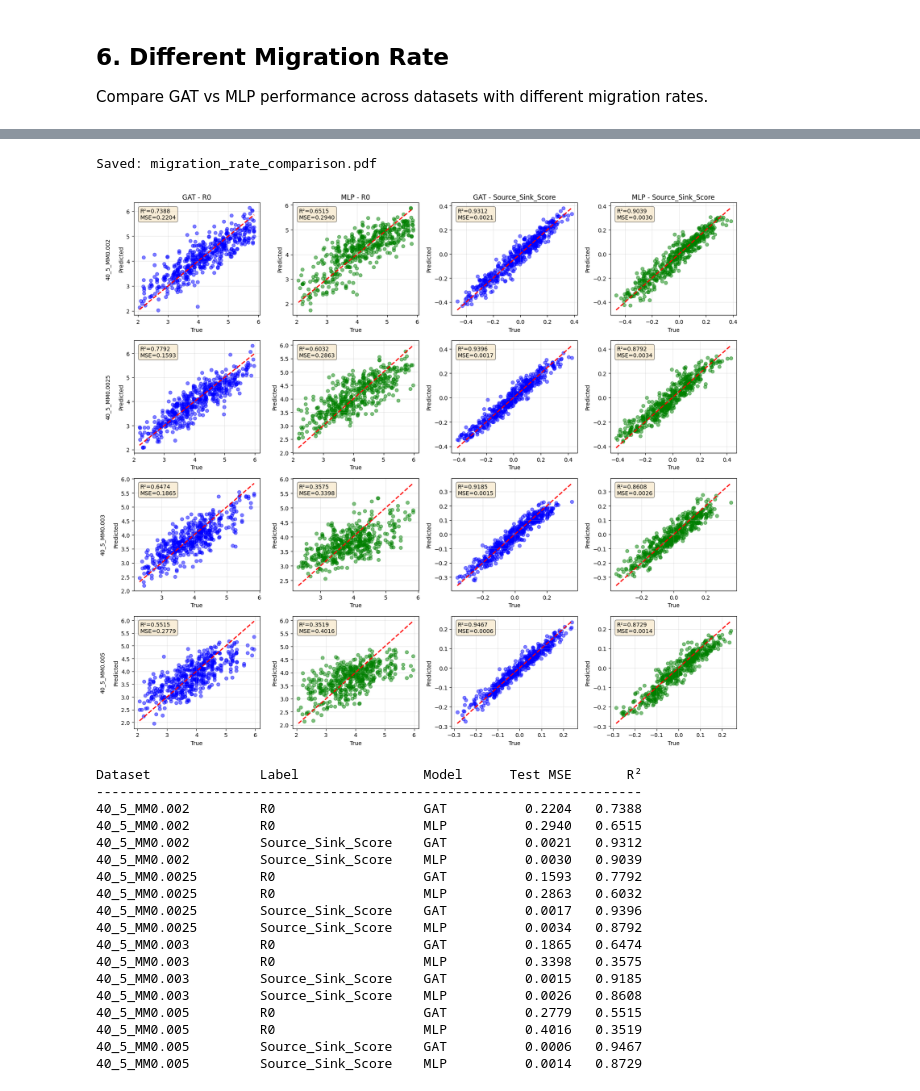
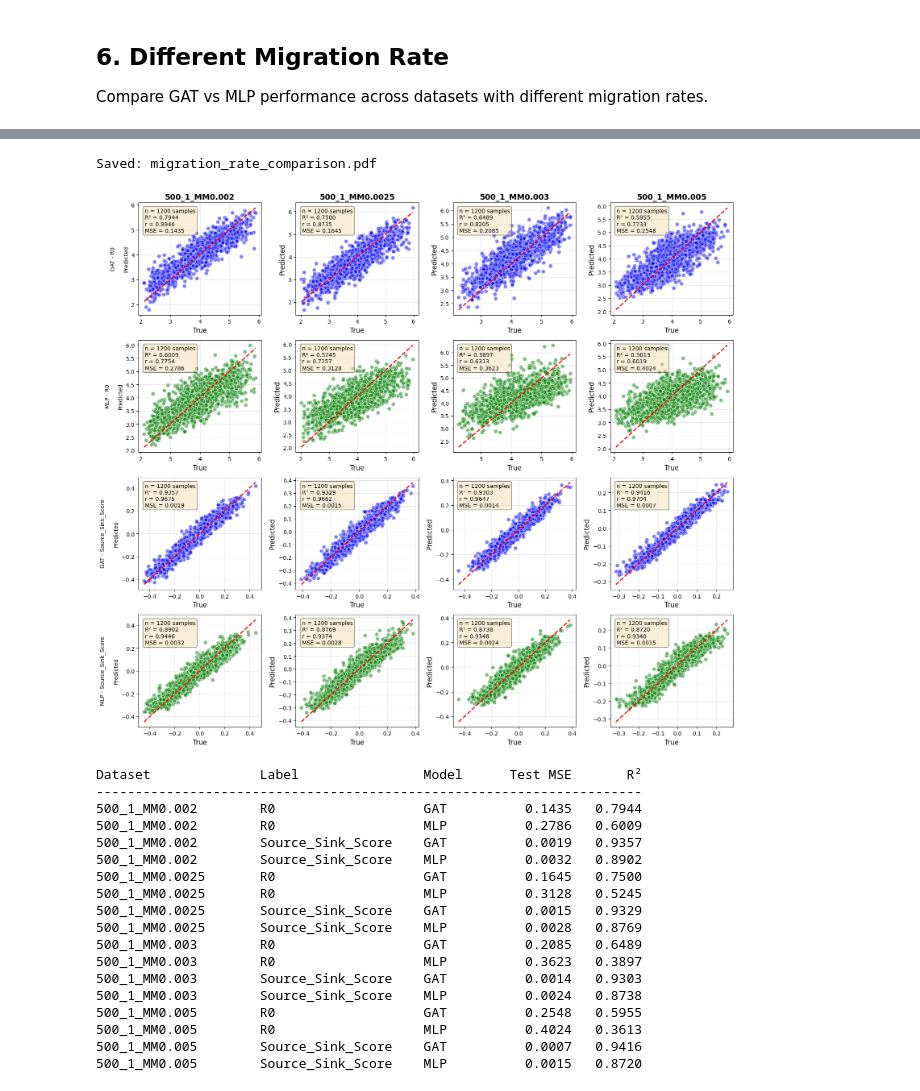
Before and after one commit to leke-lyu/STEPHY, a Jupyter notebook: 2_myGNN/node_classification.ipynb, the cells around one changed output, grey strips where cells are left out. Cells and saved outputs as stored; diff of their text form; code cells hidden in the pictures.

```diff
--- a/2_myGNN/node_classification.ipynb
+++ b/2_myGNN/node_classification.ipynb
@@ -31,7 +31,7 @@ print(f"Imports successful!")
 print(f"Utils loaded from: {utils_dir}")
 
 # Load graphs from CSV files
-input_folder = '/Users/lukelyu/Desktop/epidata/40_5_MM0.0025'
+input_folder = '/Users/lukelyu/Desktop/epidata/500_1_MM0.0025'
 graphs_dict = load_all_graphs(input_folder)
 graph_list_all = list(graphs_dict.values())
 
@@ -355,7 +360,7 @@ Source_Sink_Score    MLP           497     0.0034   0.8781
 Compare GAT vs MLP performance across datasets with different migration rates.
 # %%
 # Dataset configurations
-datasets = ['40_5_MM0.002', '40_5_MM0.0025', '40_5_MM0.003', '40_5_MM0.005']
+datasets = ['500_1_MM0.002', '500_1_MM0.0025', '500_1_MM0.003', '500_1_MM0.005']
 base_path = '/Users/lukelyu/Desktop/epidata'
 
 # Store results for all datasets
@@ -459,66 +464,76 @@ Loaded 200/200 graphs
 All datasets processed!
 ============================================================
 # %%
-# Summary plot: 4 rows (datasets) x 4 cols (GAT-R0, MLP-R0, GAT-SSS, MLP-SSS)
+# Summary plot: 4 rows (GAT-R0, MLP-R0, GAT-SSS, MLP-SSS) x 4 cols (datasets)
 fig, axes = plt.subplots(4, 4, figsize=(16, 14))
 
 colors = {'GAT': 'blue', 'MLP': 'green'}
-col_configs = [
+row_configs = [
     ('R0', 'GAT'), ('R0', 'MLP'),
     ('Source_Sink_Score', 'GAT'), ('Source_Sink_Score', 'MLP')
 ]
 
-for row, dataset_name in enumerate(datasets):
-    for col, (label_name, model_name) in enumerate(col_configs):
+for row, (label_name, model_name) in enumerate(row_configs):
+    for col, dataset_name in enumerate(datasets):
         ax = axes[row, col]
         res = all_results[dataset_name][label_name][model_name]
 
-        ax.scatter(res['labels'], res['preds'], alpha=0.5, color=colors[model_name])
+        n_samples = len(res['preds'])
+        r2 = res['r2']
+        corr = np.corrcoef(res['labels'], res['preds'])[0, 1]
+        mse = res['mse']
+
+        ax.scatter(res['labels'], res['preds'], alpha=0.5, color=colors[model_name], s=50, edgecolor='white')
         ax.plot([res['labels'].min(), res['labels'].max()],
                 [res['labels'].min(), res['labels'].max()], 'r--', lw=2)
-        ax.set_xlabel('True')
-        ax.set_ylabel('Predicted')
-        ax.set_title(f'{model_name} - {label_name}' if row == 0 else '')
+        ax.set_xlabel('True', fontsize=12)
+        ax.set_ylabel('Predicted', fontsize=12)
         ax.grid(True, alpha=0.3)
-        ax.text(0.05, 0.95, f'R²={res["r2"]:.4f}\nMSE={res["mse"]:.4f}',
-                transform=ax.transAxes, va='top',
+
+        # Dataset title only on first row
+        if row == 0:
+            ax.set_title(dataset_name, fontsize=14, fontweight='bold')
+
+        # Stats - show n, R², r, MSE
+        stats = f'n = {n_samples} samples\nR² = {r2:.4f}\nr = {corr:.4f}\nMSE = {mse:.4f}'
+        ax.text(0.05, 0.95, stats, transform=ax.transAxes, va='top', fontsize=10,
                 bbox=dict(boxstyle='round', fc='wheat', alpha=0.5))
 
-        # Add dataset label on left
+        # Add model-label on left column
         if col == 0:
-            ax.set_ylabel(f'{dataset_name}\n\nPredicted', fontsize=10)
+            ax.set_ylabel(f'{model_name} - {label_name}\n\nPredicted', fontsize=10)
 
 plt.tight_layout()
 fig.savefig('migration_rate_comparison.pdf', bbox_inches='tight', dpi=300)
 print("Saved: migration_rate_comparison.pdf")
 plt.show()
 
 # Summary table
 print(f"\n{'Dataset':<20} {'Label':<20} {'Model':<8} {'Test MSE':>10} {'R²':>8}")
 print("-"*70)
 for dataset_name in datasets:
     for label_name in labels:
         for model_name in ['GAT', 'MLP']:
             res = all_results[dataset_name][label_name][model_name]
             print(f"{dataset_name:<20} {label_name:<20} {model_name:<8} {res['mse']:>10.4f} {res['r2']:>8.4f}")
 # %% [output]
 Saved: migration_rate_comparison.pdf
-[figure, old version]
+[figure, new version]
 Dataset              Label                Model      Test MSE       R²
 ----------------------------------------------------------------------
-40_5_MM0.002         R0                   GAT          0.2204   0.7388
-40_5_MM0.002         R0                   MLP          0.2940   0.6515
-40_5_MM0.002         Source_Sink_Score    GAT          0.0021   0.9312
-40_5_MM0.002         Source_Sink_Score    MLP          0.0030   0.9039
-40_5_MM0.0025        R0                   GAT          0.1593   0.7792
-40_5_MM0.0025        R0                   MLP          0.2863   0.6032
-40_5_MM0.0025        Source_Sink_Score    GAT          0.0017   0.9396
-40_5_MM0.0025        Source_Sink_Score    MLP          0.0034   0.8792
-40_5_MM0.003         R0                   GAT          0.1865   0.6474
-40_5_MM0.003         R0                   MLP          0.3398   0.3575
-40_5_MM0.003         Source_Sink_Score    GAT          0.0015   0.9185
-40_5_MM0.003         Source_Sink_Score    MLP          0.0026   0.8608
-40_5_MM0.005         R0                   GAT          0.2779   0.5515
-40_5_MM0.005         R0                   MLP          0.4016   0.3519
-40_5_MM0.005         Source_Sink_Score    GAT          0.0006   0.9467
-40_5_MM0.005         Source_Sink_Score    MLP          0.0014   0.8729
+500_1_MM0.002        R0                   GAT          0.1435   0.7944
+500_1_MM0.002        R0                   MLP          0.2786   0.6009
+500_1_MM0.002        Source_Sink_Score    GAT          0.0019   0.9357
+500_1_MM0.002        Source_Sink_Score    MLP          0.0032   0.8902
+500_1_MM0.0025       R0                   GAT          0.1645   0.7500
+500_1_MM0.0025       R0                   MLP          0.3128   0.5245
+500_1_MM0.0025       Source_Sink_Score    GAT          0.0015   0.9329
+500_1_MM0.0025       Source_Sink_Score    MLP          0.0028   0.8769
+500_1_MM0.003        R0                   GAT          0.2085   0.6489
+500_1_MM0.003        R0                   MLP          0.3623   0.3897
+500_1_MM0.003        Source_Sink_Score    GAT          0.0014   0.9303
+500_1_MM0.003        Source_Sink_Score    MLP          0.0024   0.8738
+500_1_MM0.005        R0                   GAT          0.2548   0.5955
+500_1_MM0.005        R0                   MLP          0.4024   0.3613
+500_1_MM0.005        Source_Sink_Score    GAT          0.0007   0.9416
+500_1_MM0.005        Source_Sink_Score    MLP          0.0015   0.8720
```
Also changed, not shown: parts of 5 cells of this notebook, 19 other files.
